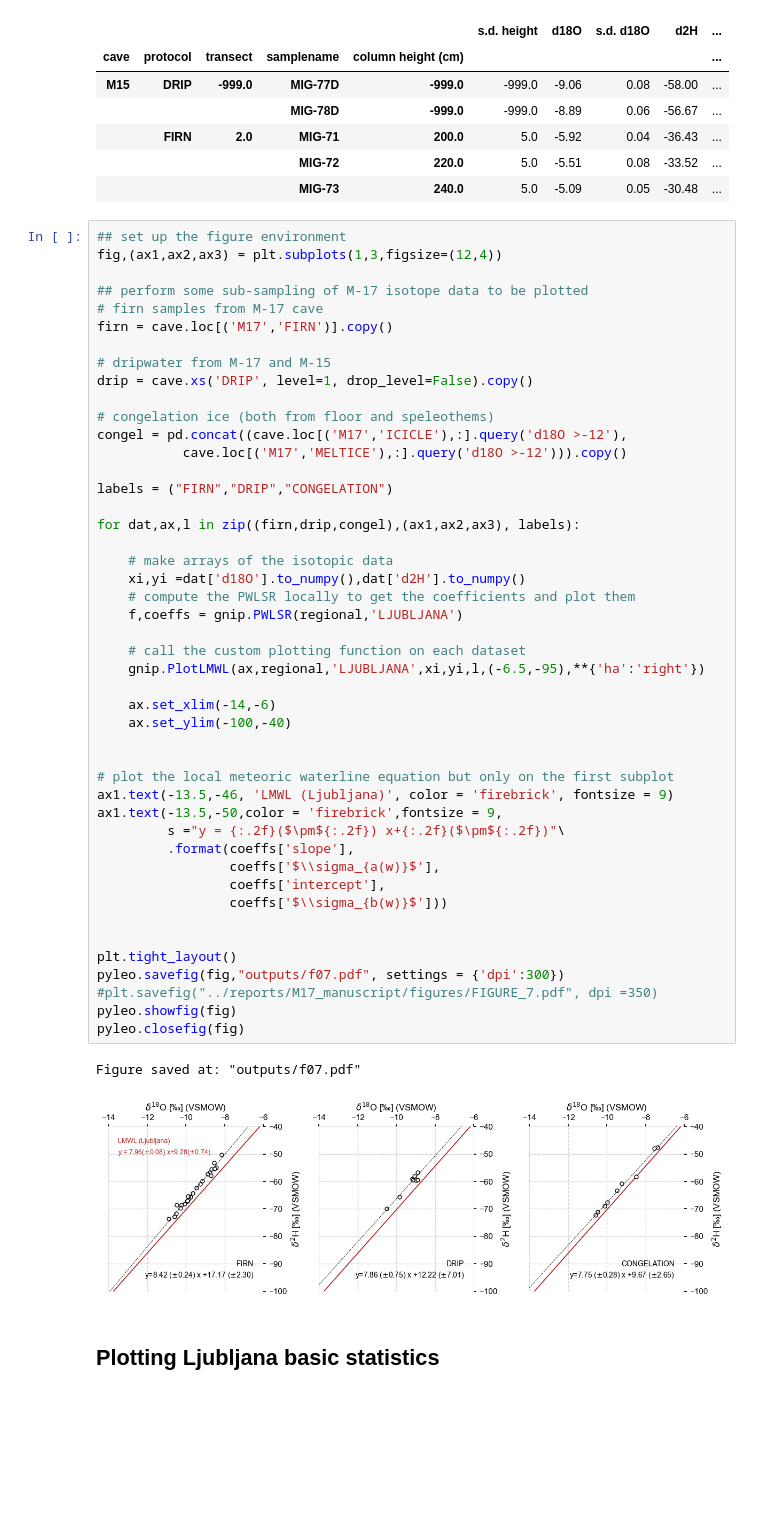
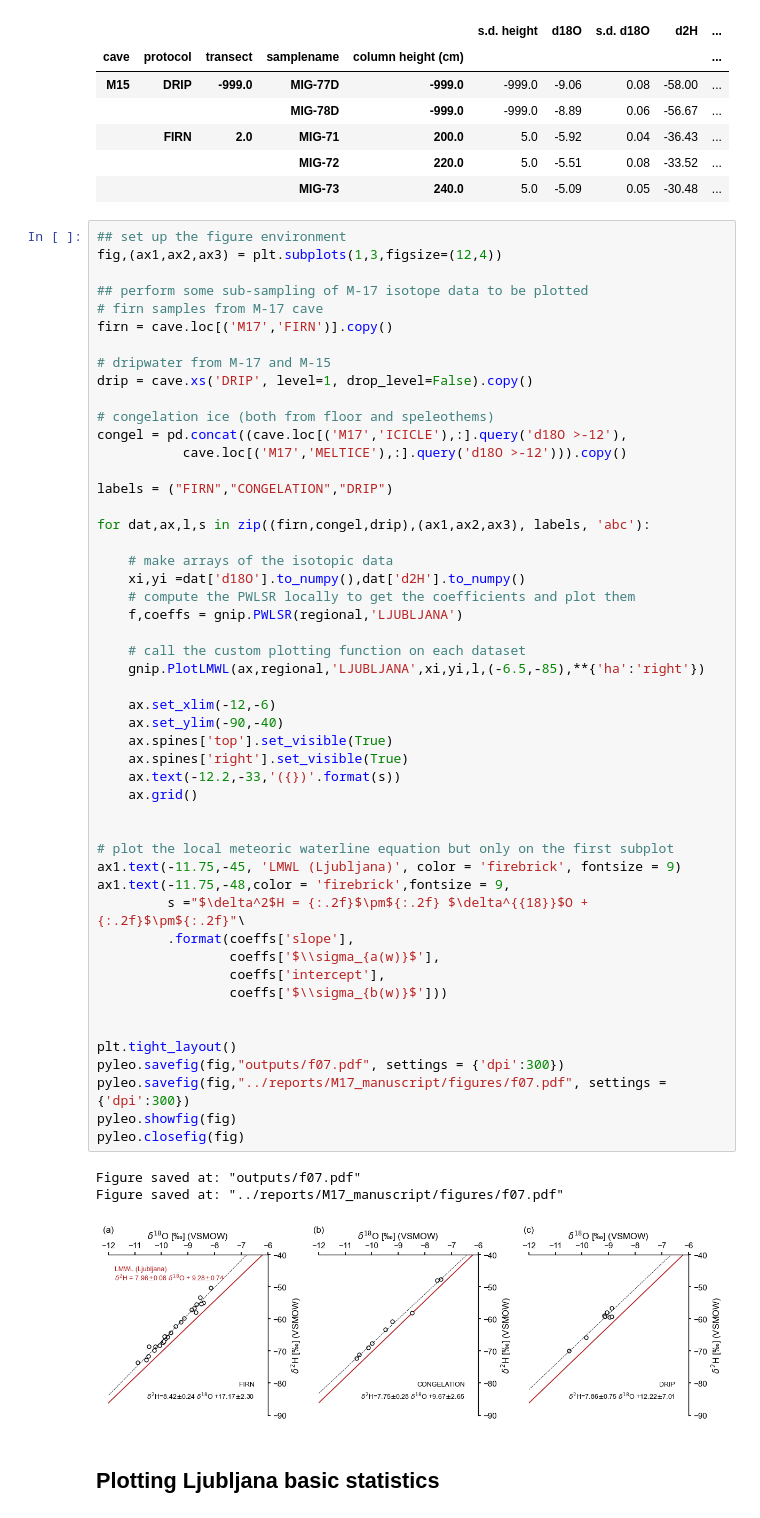
Before and after one commit to tr1813/ice-accummulation-M17, a Jupyter notebook: notebooks/isotopic_plots.ipynb, the cells around one changed output. Drawn from its saved outputs; the diff is of its cells as text; blank space fills up the shorter version.

```diff
--- a/notebooks/isotopic_plots.ipynb
+++ b/notebooks/isotopic_plots.ipynb
@@ -51,43 +51,48 @@ firn = cave.loc[('M17','FIRN')].copy()
 drip = cave.xs('DRIP', level=1, drop_level=False).copy()
 
 # congelation ice (both from floor and speleothems)
 congel = pd.concat((cave.loc[('M17','ICICLE'),:].query('d18O >-12'),
            cave.loc[('M17','MELTICE'),:].query('d18O >-12'))).copy()
 
-labels = ("FIRN","DRIP","CONGELATION")
+labels = ("FIRN","CONGELATION","DRIP")
 
-for dat,ax,l in zip((firn,drip,congel),(ax1,ax2,ax3), labels):
+for dat,ax,l,s in zip((firn,congel,drip),(ax1,ax2,ax3), labels, 'abc'):
 
     # make arrays of the isotopic data
     xi,yi =dat['d18O'].to_numpy(),dat['d2H'].to_numpy()
     # compute the PWLSR locally to get the coefficients and plot them
     f,coeffs = gnip.PWLSR(regional,'LJUBLJANA')
 
     # call the custom plotting function on each dataset
-    gnip.PlotLMWL(ax,regional,'LJUBLJANA',xi,yi,l,(-6.5,-95),**{'ha':'right'})
+    gnip.PlotLMWL(ax,regional,'LJUBLJANA',xi,yi,l,(-6.5,-85),**{'ha':'right'})
 
-    ax.set_xlim(-14,-6)
-    ax.set_ylim(-100,-40)
+    ax.set_xlim(-12,-6)
+    ax.set_ylim(-90,-40)
+    ax.spines['top'].set_visible(True)
+    ax.spines['right'].set_visible(True)
+    ax.text(-12.2,-33,'({})'.format(s))
+    ax.grid()
 
 
 # plot the local meteoric waterline equation but only on the first subplot
-ax1.text(-13.5,-46, 'LMWL (Ljubljana)', color = 'firebrick', fontsize = 9)
-ax1.text(-13.5,-50,color = 'firebrick',fontsize = 9,
-         s ="y = {:.2f}($\pm${:.2f}) x+{:.2f}($\pm${:.2f})"\
+ax1.text(-11.75,-45, 'LMWL (Ljubljana)', color = 'firebrick', fontsize = 9)
+ax1.text(-11.75,-48,color = 'firebrick',fontsize = 9,
+         s ="$\delta^2$H = {:.2f}$\pm${:.2f} $\delta^{{18}}$O + {:.2f}$\pm${:.2f}"\
          .format(coeffs['slope'],
                  coeffs['$\\sigma_{a(w)}$'],
                  coeffs['intercept'],
                  coeffs['$\\sigma_{b(w)}$']))
 
 
 plt.tight_layout()
 pyleo.savefig(fig,"outputs/f07.pdf", settings = {'dpi':300})
-#plt.savefig("../reports/M17_manuscript/figures/FIGURE_7.pdf", dpi =350)
+pyleo.savefig(fig,"../reports/M17_manuscript/figures/f07.pdf", settings = {'dpi':300})
 pyleo.showfig(fig)
 pyleo.closefig(fig)
 # %% [output]
 Figure saved at: "outputs/f07.pdf"
+Figure saved at: "../reports/M17_manuscript/figures/f07.pdf"
-[figure, old version]
+[figure, new version]
 # %% [markdown]
 ## Plotting Ljubljana basic statistics
 # %%
```
Also changed, not shown: parts of 13 cells of this notebook, 19 other files.
